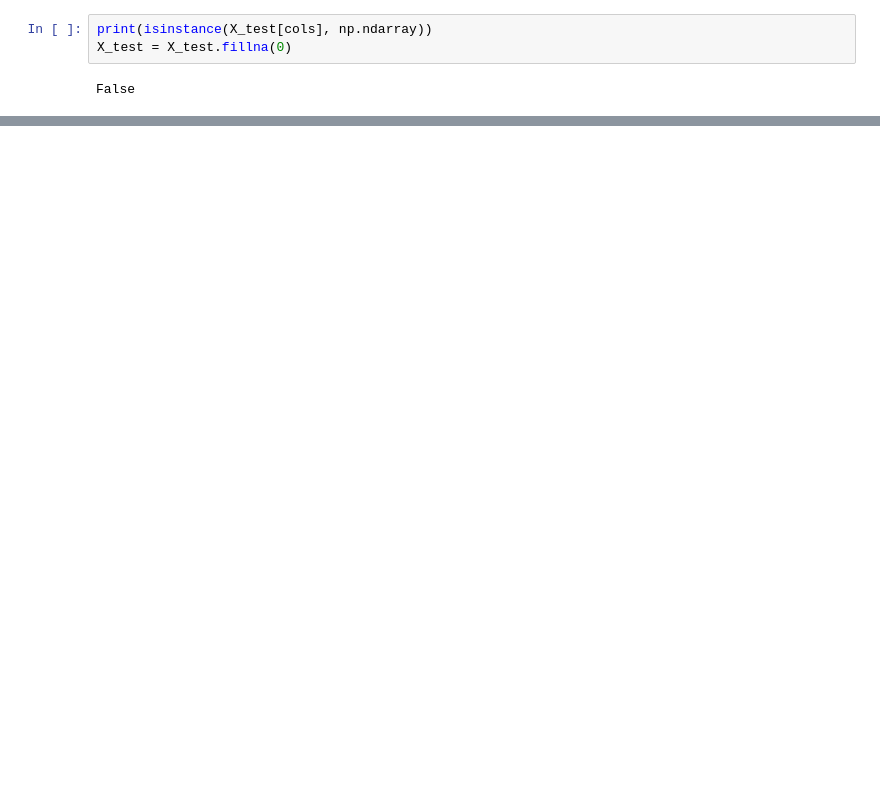
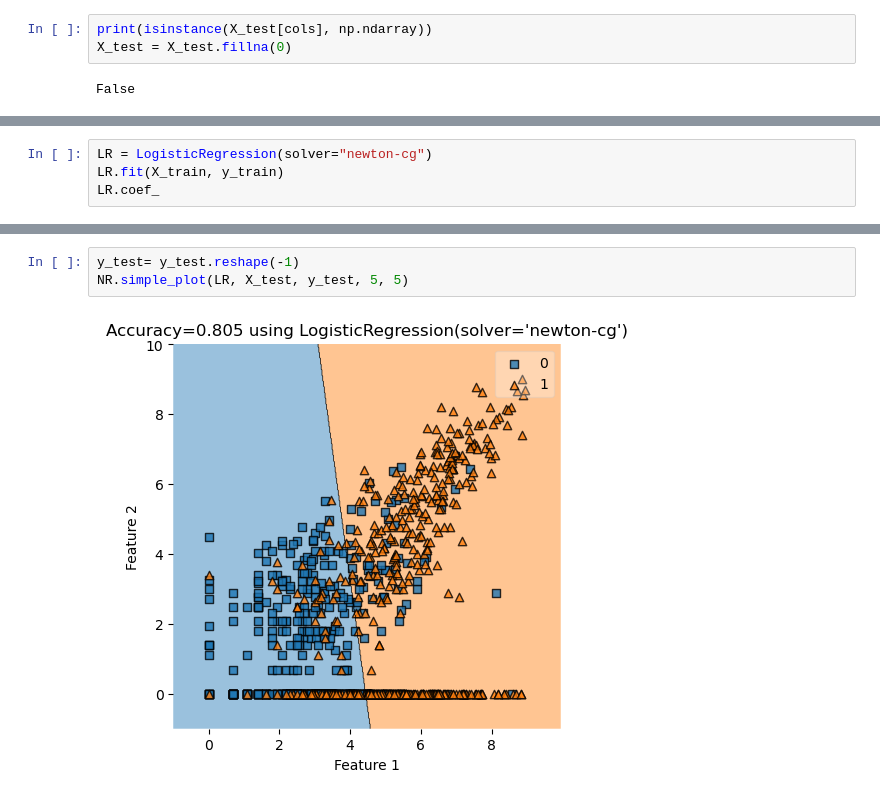
Before and after one commit to Xianzhiwang1/Leet-Code-Project, a Jupyter notebook: posts/final-blog-post/index.ipynb, the cells around one changed output, grey strips where cells are left out. Saved outputs shown, nothing was run; the diff lists cells and outputs as text; blank space fills up the shorter version.

```diff
--- a/posts/final-blog-post/index.ipynb
+++ b/posts/final-blog-post/index.ipynb
@@ -610,0 +692,4 @@ title = plt.gca().set(title=f"Accuracy={(mypredict==y_train).mean()}",
+# %%
+LR = LogisticRegression(solver="newton-cg")
+LR.fit(X_train, y_train)
+LR.coef_
@@ -610,0 +706,5 @@ title = plt.gca().set(title=f"Accuracy={(mypredict==y_train).mean()}",
+# %%
+y_test= y_test.reshape(-1)
+NR.simple_plot(LR, X_test, y_test, 5, 5)
+# %% [output]
+[figure, added]
```
Also changed, not shown: parts of 44 cells of this notebook, 2 other files.
